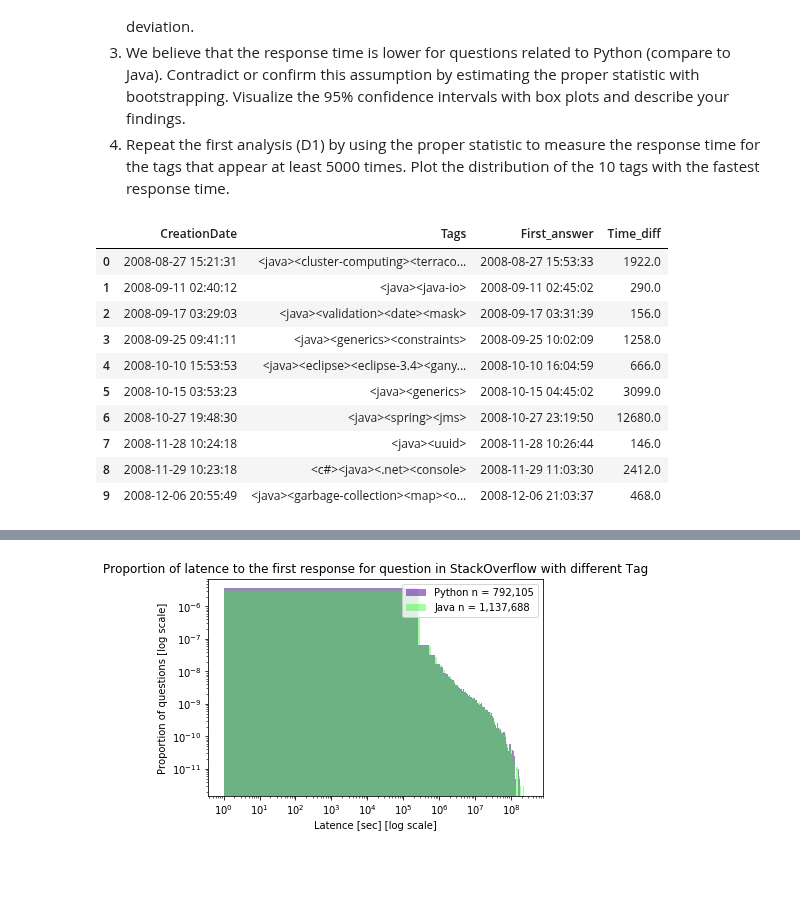
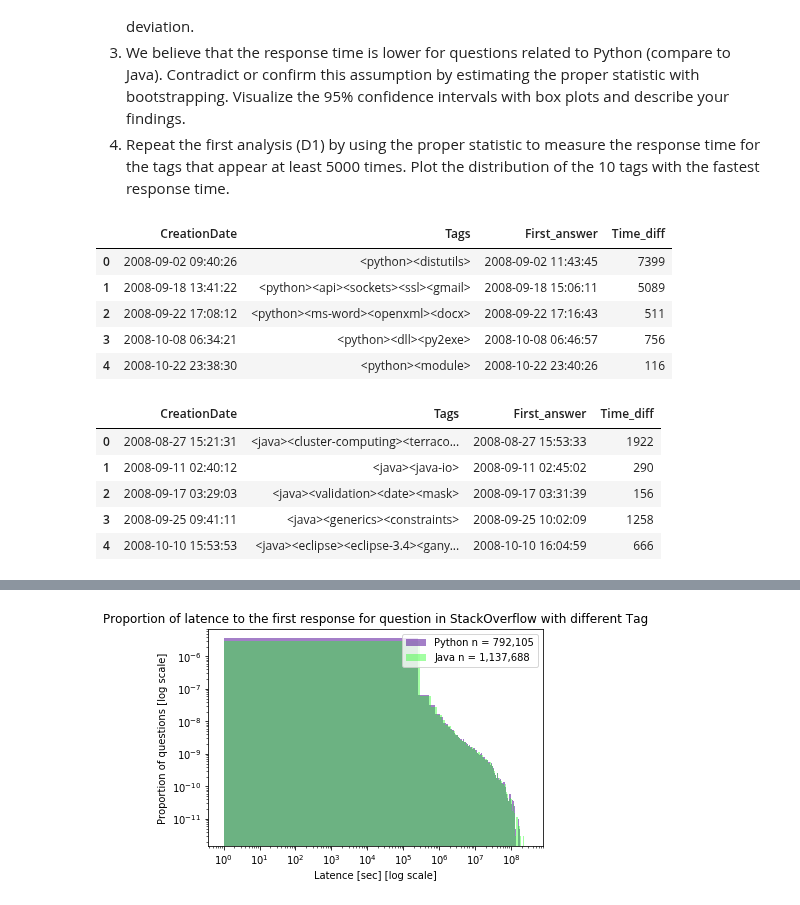
Before and after one commit to vbruttin/ada_homeworks, a Jupyter notebook: Homework3.ipynb, the cells around one changed output, grey strips where cells are left out. Cells and saved outputs as stored; diff of their text form; code cells hidden in the pictures; blank space fills up the shorter version.

```diff
--- a/Homework3.ipynb
+++ b/Homework3.ipynb
@@ -381,38 +382,57 @@ inner join answer_min on python_question.Id = answer_min.ParentId
 """
 python_first_answer_data = spark.sql(python_first_answer)
 
-python_time = python_first_answer_data.toPandas()
-python_time['Time_diff'] = (python_time.First_answer - python_time.CreationDate)/np.timedelta64(1, 's')
+forma = 'yyyy-MM-dd HH:mm:ss.000'
+python_first_answer_data = python_first_answer_data.withColumn("Time_diff",\
+                    (unix_timestamp(python_first_answer_data.First_answer, format = forma) -\
+                     unix_timestamp(python_first_answer_data.CreationDate, format = forma)))
+
+python_first_answer_data.registerTempTable('python_answer')
 
 # Take only the 'human' possible time difference
-python_time = python_time.loc[python_time['Time_diff'] > 0, :]
+python_answer_filter = """
+select * from python_answer
+where Time_diff > 0
+"""
+
+python_time = spark.sql(python_answer_filter).toPandas()
 
 python_time.head(5)
+# %% [output]
+|  | CreationDate | Tags | First_answer | Time_diff |
+| 0 | 2008-09-02 09:40:26 | <python><distutils> | 2008-09-02 11:43:45 | 7399 |
+| 1 | 2008-09-18 13:41:22 | <python><api><sockets><ssl><gmail> | 2008-09-18 15:06:11 | 5089 |
+| 2 | 2008-09-22 17:08:12 | <python><ms-word><openxml><docx> | 2008-09-22 17:16:43 | 511 |
+| 3 | 2008-10-08 06:34:21 | <python><dll><py2exe> | 2008-10-08 06:46:57 | 756 |
+| 4 | 2008-10-22 23:38:30 | <python><module> | 2008-10-22 23:40:26 | 116 |
 # %%
 # Join question with <java> and its first answer
 java_first_answer = """
 select CreationDate, Tags, First_answer
 from java_question
 inner join answer_min on java_question.Id = answer_min.ParentId
 """
 java_first_answer_data = spark.sql(java_first_answer)
 
-java_time = java_first_answer_data.toPandas()
-java_time['Time_diff'] = (java_time.First_answer - java_time.CreationDate)/np.timedelta64(1, 's')
+forma = 'yyyy-MM-dd HH:mm:ss.000'
+java_first_answer_data = java_first_answer_data.withColumn("Time_diff",\
+                    (unix_timestamp(java_first_answer_data.First_answer, format = forma) -\
+                     unix_timestamp(java_first_answer_data.CreationDate, format = forma)))
+
+java_first_answer_data.registerTempTable('java_answer')
 
 # Take only the 'human' possible time difference
-java_time = java_time.loc[java_time['Time_diff'] > 0, :]
+java_answer_filter = """
+select * from java_answer
+where Time_diff > 0
+"""
+java_time = spark.sql(java_answer_filter).toPandas()
 
 java_time.head(5)
 # %% [output]
 |  | CreationDate | Tags | First_answer | Time_diff |
-| 0 | 2008-08-27 15:21:31 | <java><cluster-computing><terraco... | 2008-08-27 15:53:33 | 1922.0 |
-| 1 | 2008-09-11 02:40:12 | <java><java-io> | 2008-09-11 02:45:02 | 290.0 |
-| 2 | 2008-09-17 03:29:03 | <java><validation><date><mask> | 2008-09-17 03:31:39 | 156.0 |
-| 3 | 2008-09-25 09:41:11 | <java><generics><constraints> | 2008-09-25 10:02:09 | 1258.0 |
-| 4 | 2008-10-10 15:53:53 | <java><eclipse><eclipse-3.4><gany... | 2008-10-10 16:04:59 | 666.0 |
-| 5 | 2008-10-15 03:53:23 | <java><generics> | 2008-10-15 04:45:02 | 3099.0 |
-| 6 | 2008-10-27 19:48:30 | <java><spring><jms> | 2008-10-27 23:19:50 | 12680.0 |
-| 7 | 2008-11-28 10:24:18 | <java><uuid> | 2008-11-28 10:26:44 | 146.0 |
-| 8 | 2008-11-29 10:23:18 | <c#><java><.net><console> | 2008-11-29 11:03:30 | 2412.0 |
-| 9 | 2008-12-06 20:55:49 | <java><garbage-collection><map><o... | 2008-12-06 21:03:37 | 468.0 |
+| 0 | 2008-08-27 15:21:31 | <java><cluster-computing><terraco... | 2008-08-27 15:53:33 | 1922 |
+| 1 | 2008-09-11 02:40:12 | <java><java-io> | 2008-09-11 02:45:02 | 290 |
+| 2 | 2008-09-17 03:29:03 | <java><validation><date><mask> | 2008-09-17 03:31:39 | 156 |
+| 3 | 2008-09-25 09:41:11 | <java><generics><constraints> | 2008-09-25 10:02:09 | 1258 |
+| 4 | 2008-10-10 15:53:53 | <java><eclipse><eclipse-3.4><gany... | 2008-10-10 16:04:59 | 666 |
```
Also changed, not shown: parts of 30 cells of this notebook.
